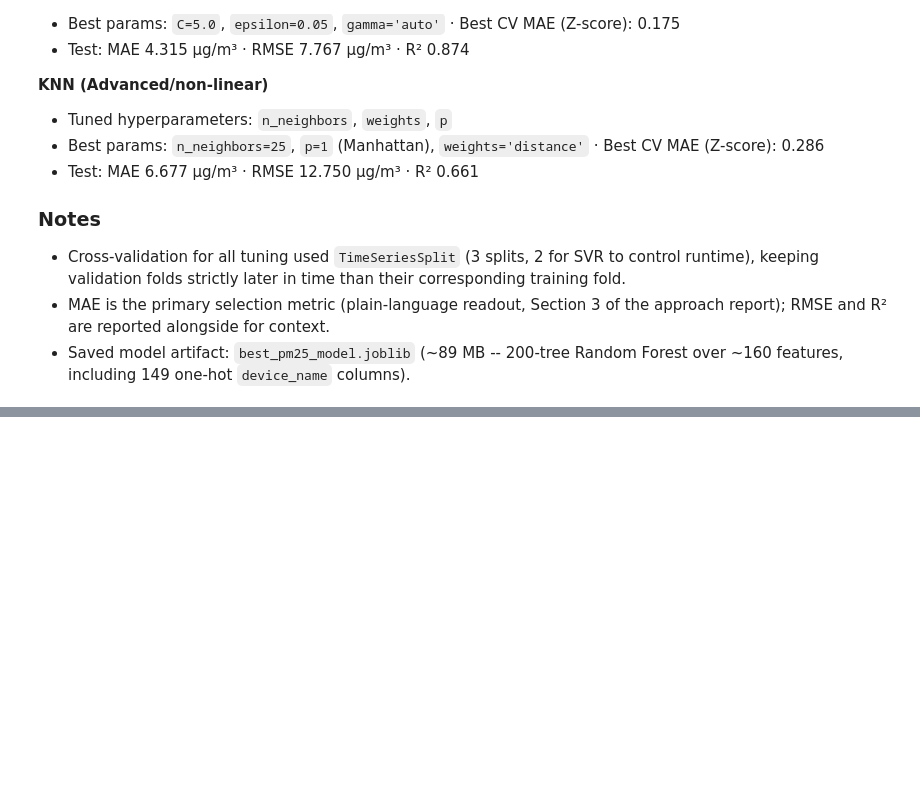
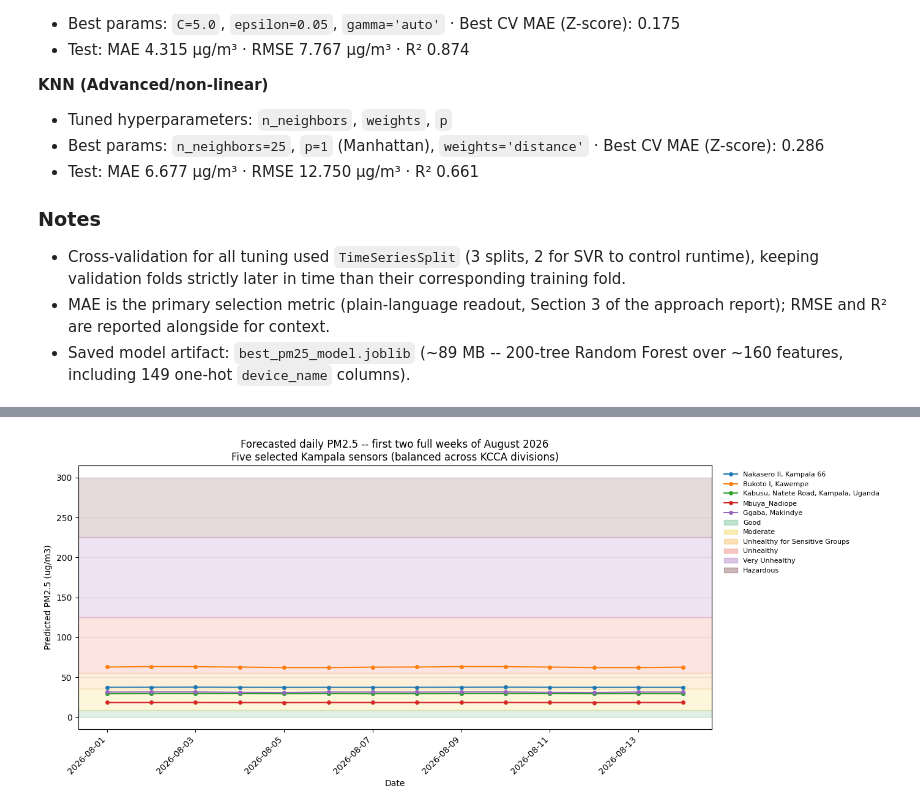
Before and after one commit to coleRodneyMigisha/airqo_cole_charis_assgnmnt, a Jupyter notebook: train.ipynb, the cells around one changed output, grey strips where cells are left out. Cells and saved outputs as stored; diff of their text form; code cells hidden in the pictures; blank space fills up the shorter version.

```diff
--- a/train.ipynb
+++ b/train.ipynb
@@ -3776,0 +4109,57 @@ Groups follow the approach report: **Core** (Ridge, Linear, Polynomial), **Tree-
+# %%
+# Time-series plot of the daily forecast, five selected Kampala
+# sensors overlaid, with the Section 4 AQI bands shaded in the
+# background (same convention as the EDA time-series plot).
+
+forecast_site_daily = (
+    daily_predictions[
+        daily_predictions['site_name'].isin(eda_site_names)
+    ]
+    .sort_values(['site_name', 'date'])
+)
+
+fig, ax = plt.subplots(figsize=(14, 6))
+
+for lower, upper, category in aqi_band_limits:
+    ax.axhspan(lower, upper, color=AQI_COLORS[category], alpha=0.15)
+
+for site_name in eda_site_names:
+    site_series = forecast_site_daily[
+        forecast_site_daily['site_name'] == site_name
+    ]
+    ax.plot(
+        site_series['date'],
+        site_series['predicted_pm25_ug_m3'],
+        marker='o',
+        markersize=4,
+        linewidth=1.5,
+        label=site_name
+    )
+
+site_handles, site_labels = ax.get_legend_handles_labels()
+
+aqi_handles = [
+    mpl.patches.Patch(color=AQI_COLORS[category], alpha=0.3, label=category)
+    for category in AQI_CATEGORIES
+]
+
+ax.legend(
+    handles=site_handles + aqi_handles,
+    bbox_to_anchor=(1.01, 1),
+    loc='upper left',
+    frameon=False,
+    fontsize=8
+)
+
+ax.set_title(
+    'Forecasted daily PM2.5 -- first two full weeks of August 2026\n'
+    'Five selected Kampala sensors (balanced across KCCA divisions)'
+)
+ax.set_xlabel('Date')
+ax.set_ylabel('Predicted PM2.5 (ug/m3)')
+ax.grid(axis='y', alpha=0.25)
+plt.xticks(rotation=45, ha='right')
+plt.tight_layout()
+plt.show()
+# %% [output]
+[figure, added]
```
Also changed, not shown: parts of 7 cells of this notebook.
